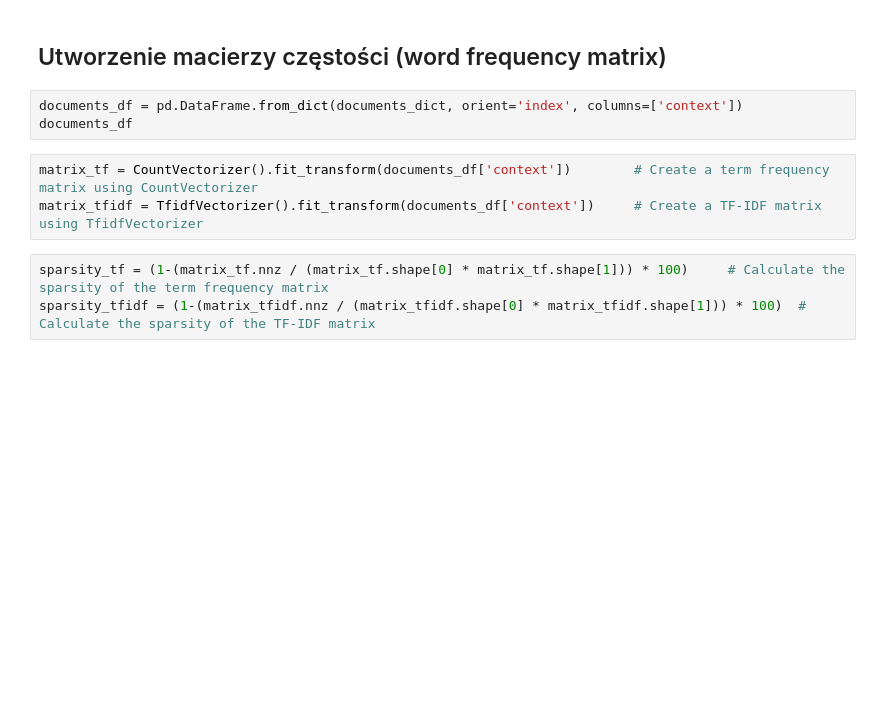
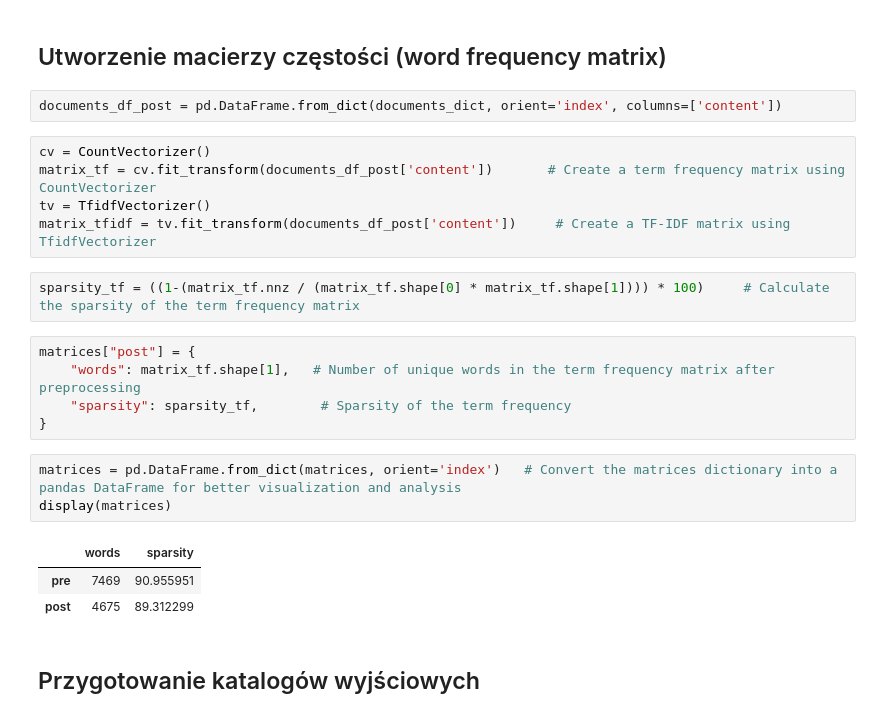
Before and after one commit to m-adamek/TextMining, a Jupyter notebook: text_mining.ipynb, the cells around one changed output. Saved outputs shown, nothing was run; the diff lists cells and outputs as text; blank space fills up the shorter version.

```diff
--- a/text_mining.ipynb
+++ b/text_mining.ipynb
@@ -82,11 +233,25 @@ lengths
 # %% [markdown]
 ## Utworzenie macierzy częstości (word frequency matrix)
 # %%
-documents_df = pd.DataFrame.from_dict(documents_dict, orient='index', columns=['context'])
-documents_df
+documents_df_post = pd.DataFrame.from_dict(documents_dict, orient='index', columns=['content'])
 # %%
-matrix_tf = CountVectorizer().fit_transform(documents_df['context'])        # Create a term frequency matrix using CountVectorizer
-matrix_tfidf = TfidfVectorizer().fit_transform(documents_df['context'])     # Create a TF-IDF matrix using TfidfVectorizer
+cv = CountVectorizer()
+matrix_tf = cv.fit_transform(documents_df_post['content'])       # Create a term frequency matrix using CountVectorizer
+tv = TfidfVectorizer()
+matrix_tfidf = tv.fit_transform(documents_df_post['content'])     # Create a TF-IDF matrix using TfidfVectorizer
 # %%
-sparsity_tf = (1-(matrix_tf.nnz / (matrix_tf.shape[0] * matrix_tf.shape[1])) * 100)     # Calculate the sparsity of the term frequency matrix
-sparsity_tfidf = (1-(matrix_tfidf.nnz / (matrix_tfidf.shape[0] * matrix_tfidf.shape[1])) * 100)  # Calculate the sparsity of the TF-IDF matrix
+sparsity_tf = ((1-(matrix_tf.nnz / (matrix_tf.shape[0] * matrix_tf.shape[1]))) * 100)     # Calculate the sparsity of the term frequency matrix
+# %%
+matrices["post"] = {
+    "words": matrix_tf.shape[1],   # Number of unique words in the term frequency matrix after preprocessing
+    "sparsity": sparsity_tf,        # Sparsity of the term frequency
+}
+# %%
+matrices = pd.DataFrame.from_dict(matrices, orient='index')   # Convert the matrices dictionary into a pandas DataFrame for better visualization and analysis
+display(matrices)
+# %% [output]
+|  | words | sparsity |
+| pre | 7469 | 90.955951 |
+| post | 4675 | 89.312299 |
+# %% [markdown]
+## Przygotowanie katalogów wyjściowych
```
Also changed, not shown: parts of 24 cells of this notebook, 20 other files.
